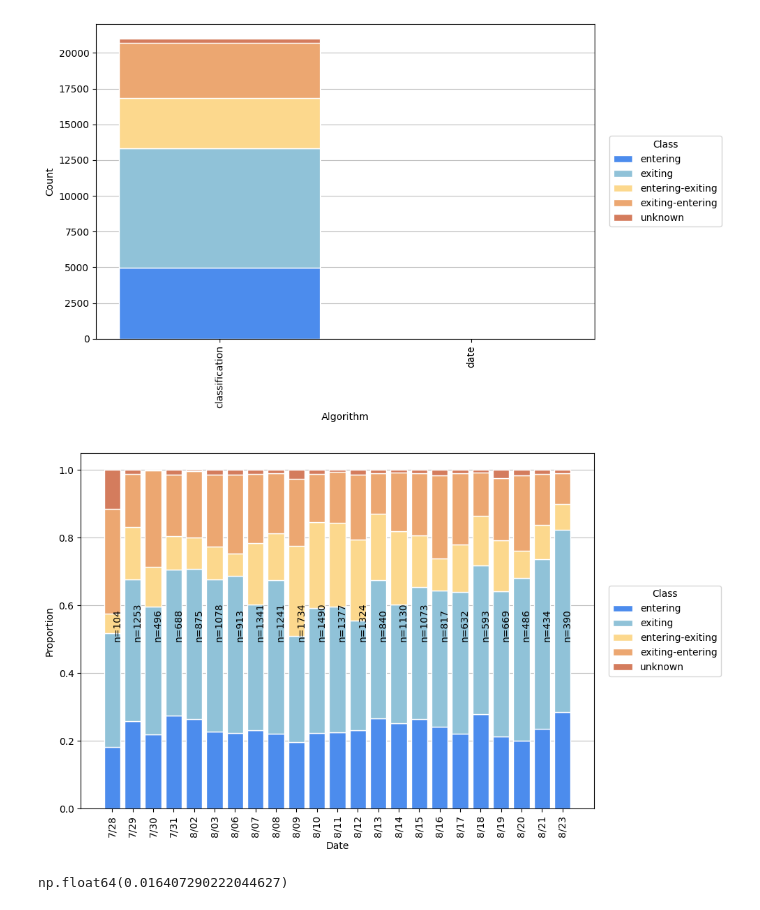
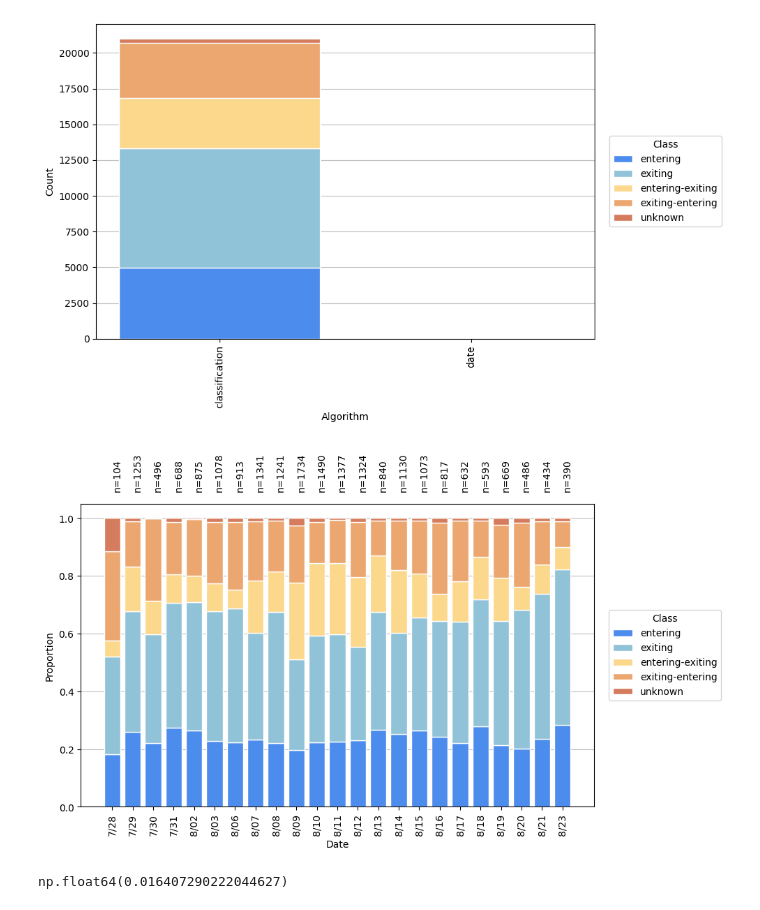
Before and after one commit to lablluberes/beeClassificationMethods, a Jupyter notebook: month_data/Rules-Full.ipynb, the cells around one changed output. Saved outputs shown, nothing was run; the diff lists cells and outputs as text; code cells hidden in the pictures.

Commit message:
modified thrs_bidir graph

```diff
--- a/month_data/Rules-Full.ipynb
+++ b/month_data/Rules-Full.ipynb
@@ -440,38 +440,41 @@ for event in stacked.columns:
         bottom=bottom,
         edgecolor="white",
         label=event,
         color=distpalette.get(event)
     )
 
     bottom += values
 
+texts = []
 for i, date in enumerate(stacked.index):
-    ax.text(
+    txt = ax.text(
         i,
-        0.5,
+        1.1,
         f'n={totalCount.iloc[i]}',
         fontsize=10,
-        rotation="vertical"
+        rotation="vertical",
+        clip_on=False
     )
+    texts.append(txt)
 
 
 ax.legend(
 title="Class",
 loc="center left",
 bbox_to_anchor=(1.02, 0.5)
 )
 
 ax.tick_params(axis='x', labelrotation=90)
 ax.grid(True, axis="y", color="gray", alpha=0.5)
 ax.set_ylabel("Proportion")
 ax.set_axisbelow(True)
 ax.set_xlabel("Date")
 plt.tight_layout()
 plt.show()
 
-fig.savefig(f"THRS_BIDIR_count.png",bbox_inches='tight',bbox_extra_artists=(ax.get_legend(),))
+fig.savefig(f"THRS_BIDIR_count.png",bbox_inches='tight',bbox_extra_artists=(ax.get_legend(),*texts))
 # %% [output]
-[figure, old version]
+[figure, new version]
 # %%
 count[count['classification'] == "unknown"]['count'].mean()
 # %% [output]
```
Also changed, not shown: 3 other files.
